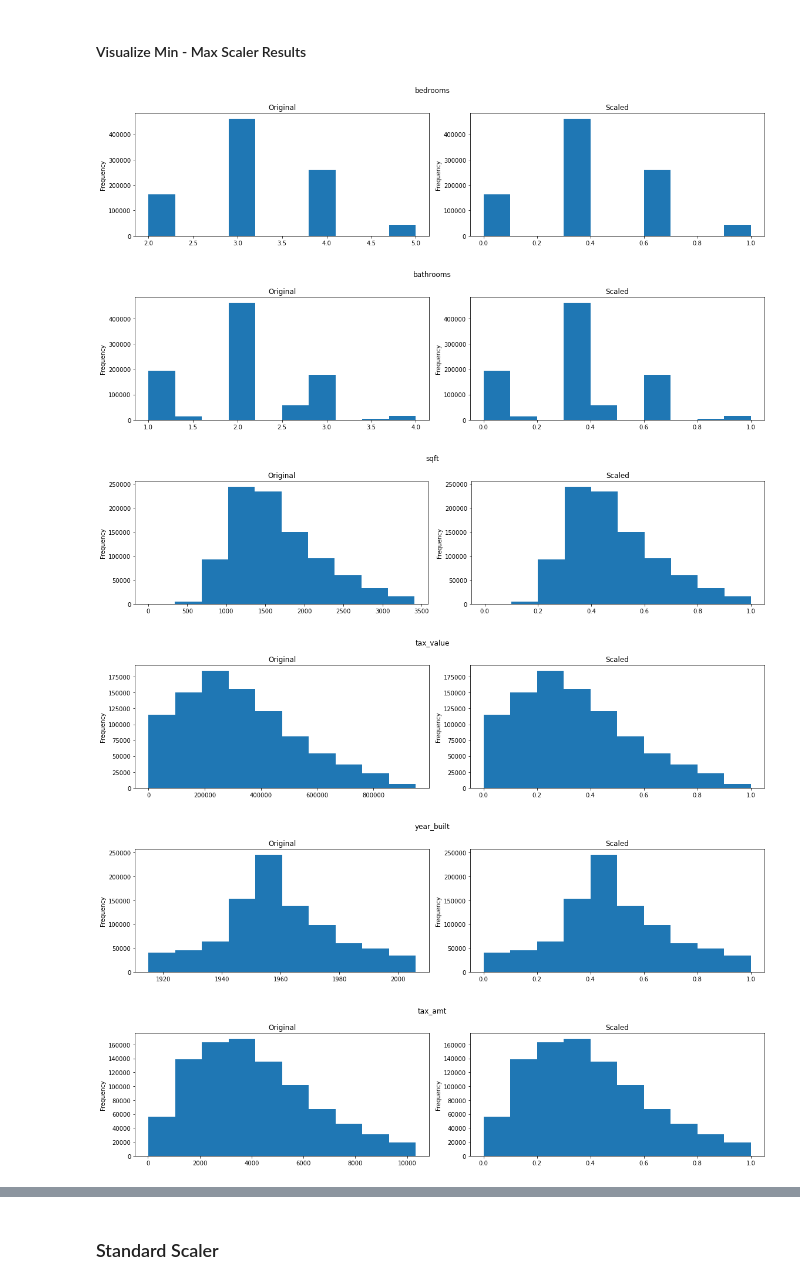
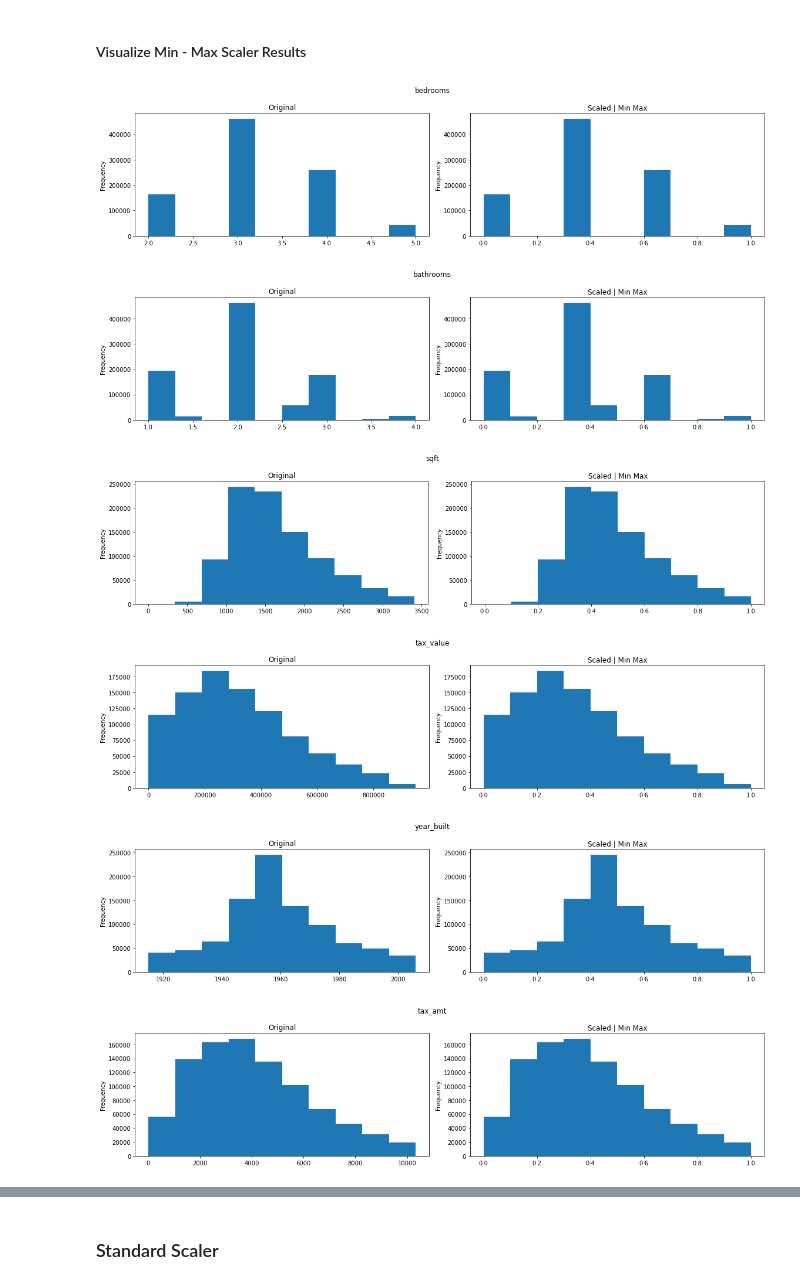
Before and after one commit to Jonessn22/regression_exercises, a Jupyter notebook: 02b_scaling_exercises.ipynb, the cells around one changed output, grey strips where cells are left out. Cells and saved outputs as stored; diff of their text form; code cells hidden in the pictures.

```diff
--- a/02b_scaling_exercises.ipynb
+++ b/02b_scaling_exercises.ipynb
@@ -63,22 +63,22 @@ mm_scaled_train.head(2)
 # %%
 for col in cols_to_scale:
 
     plt.figure(figsize = (16, 4))
     # subplot 1
     plt.subplot(121)
     train[col].plot.hist(title = 'Original')
 
     # subplot 2
     plt.subplot(122)
-    mm_scaled_train[col].plot.hist(title = 'Scaled')
+    mm_scaled_train[col].plot.hist(title = 'Scaled | Min Max')
 
     plt.suptitle(col)
     plt.tight_layout()
     plt.show()
 # %% [output]
-[figure, old version]
+[figure, new version]
-[figure, old version]
+[figure, new version]
-[figure, old version]
+[figure, new version]
-[figure, old version]
+[figure, new version]
-[figure, old version]
+[figure, new version]
-[figure, old version]
+[figure, new version]
```
Also changed, not shown: parts of 20 cells of this notebook, 5 other files.
